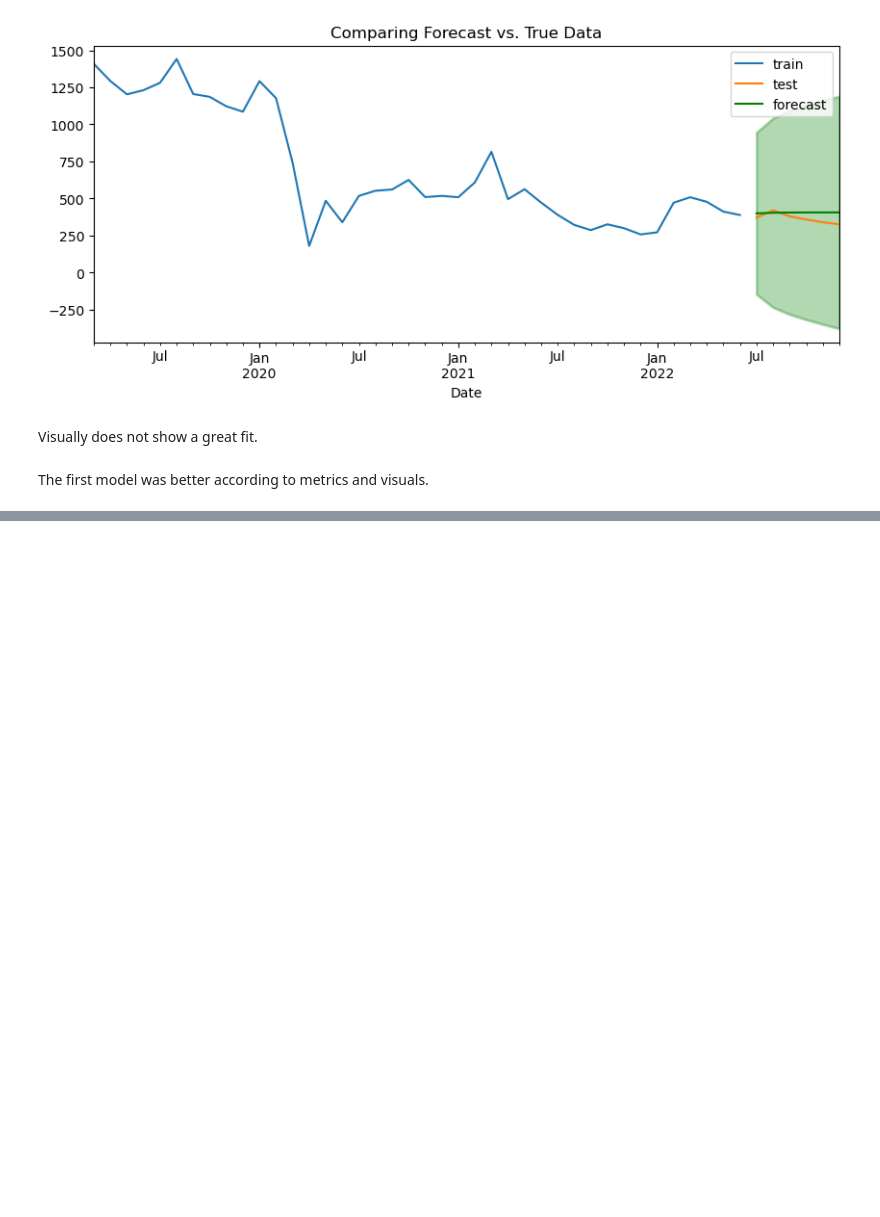
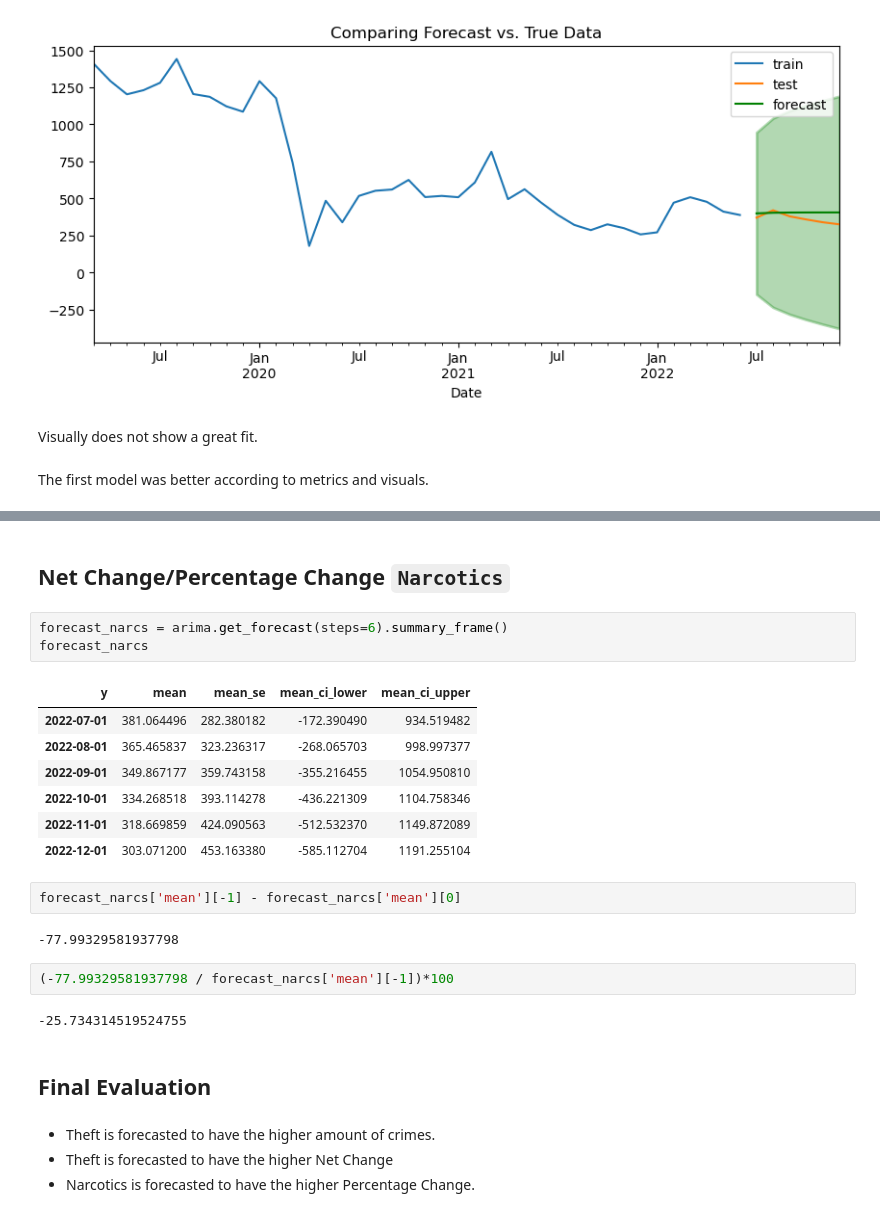
Before and after one commit to Mrammoss/Chicago-Data, a Jupyter notebook: Crime-Data-2.ipynb, the cells around one changed output, grey strips where cells are left out. Drawn from its saved outputs; the diff is of its cells as text; blank space fills up the shorter version.

```diff
--- a/Crime-Data-2.ipynb
+++ b/Crime-Data-2.ipynb
@@ -514,0 +537,27 @@ The first model was better according to metrics and visuals.
+# %% [markdown]
+## Net Change/Percentage Change `Narcotics`
+# %%
+forecast_narcs = arima.get_forecast(steps=6).summary_frame()
+forecast_narcs
+# %% [output]
+| y | mean | mean_se | mean_ci_lower | mean_ci_upper |
+| 2022-07-01 | 381.064496 | 282.380182 | -172.390490 | 934.519482 |
+| 2022-08-01 | 365.465837 | 323.236317 | -268.065703 | 998.997377 |
+| 2022-09-01 | 349.867177 | 359.743158 | -355.216455 | 1054.950810 |
+| 2022-10-01 | 334.268518 | 393.114278 | -436.221309 | 1104.758346 |
+| 2022-11-01 | 318.669859 | 424.090563 | -512.532370 | 1149.872089 |
+| 2022-12-01 | 303.071200 | 453.163380 | -585.112704 | 1191.255104 |
+# %%
+forecast_narcs['mean'][-1] - forecast_narcs['mean'][0]
+# %% [output]
+-77.99329581937798
+# %%
+(-77.99329581937798 / forecast_narcs['mean'][-1])*100
+# %% [output]
+-25.734314519524755
+# %% [markdown]
+## Final Evaluation
+# %% [markdown]
+- Theft is forecasted to have the higher amount of crimes.
+- Theft is forecasted to have the higher Net Change
+- Narcotics is forecasted to have the higher Percentage Change.
```
Also changed, not shown: parts of 10 cells of this notebook.
